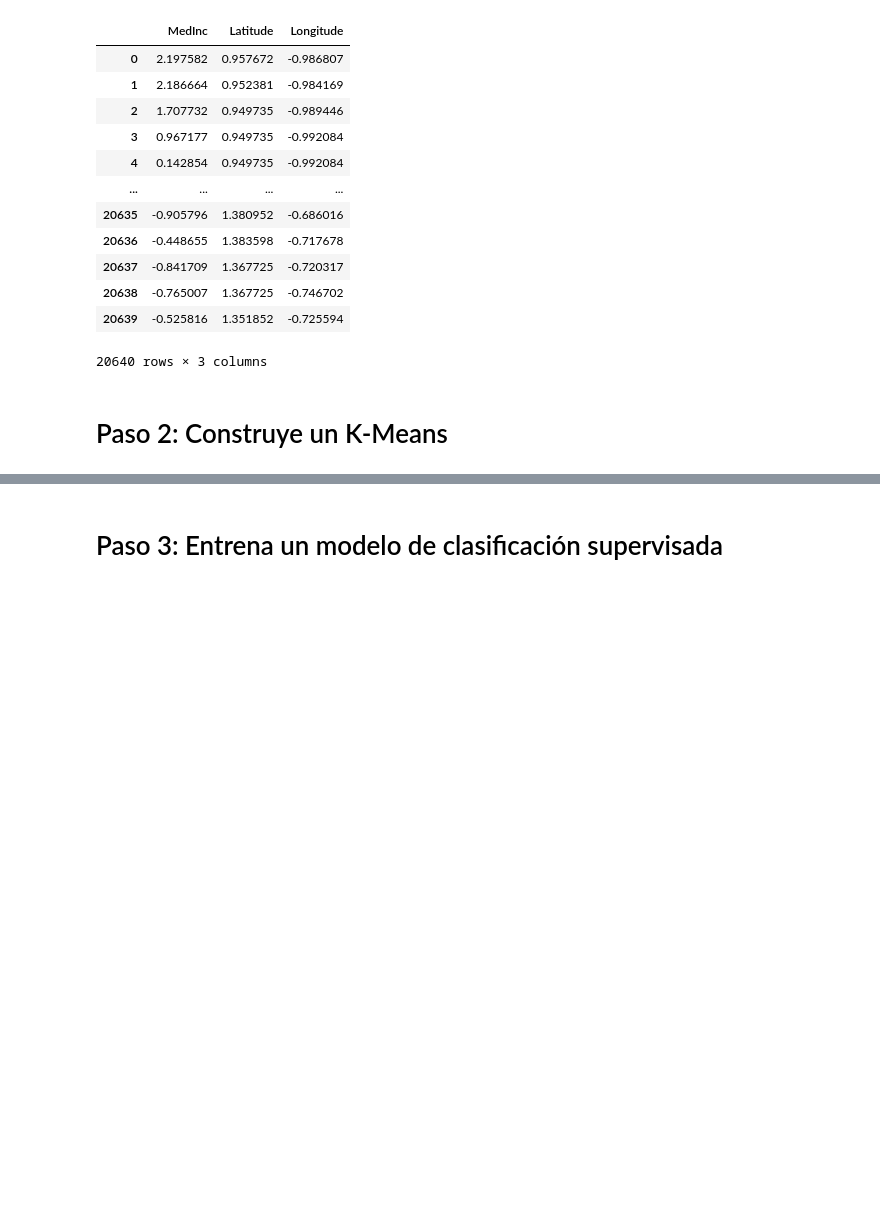
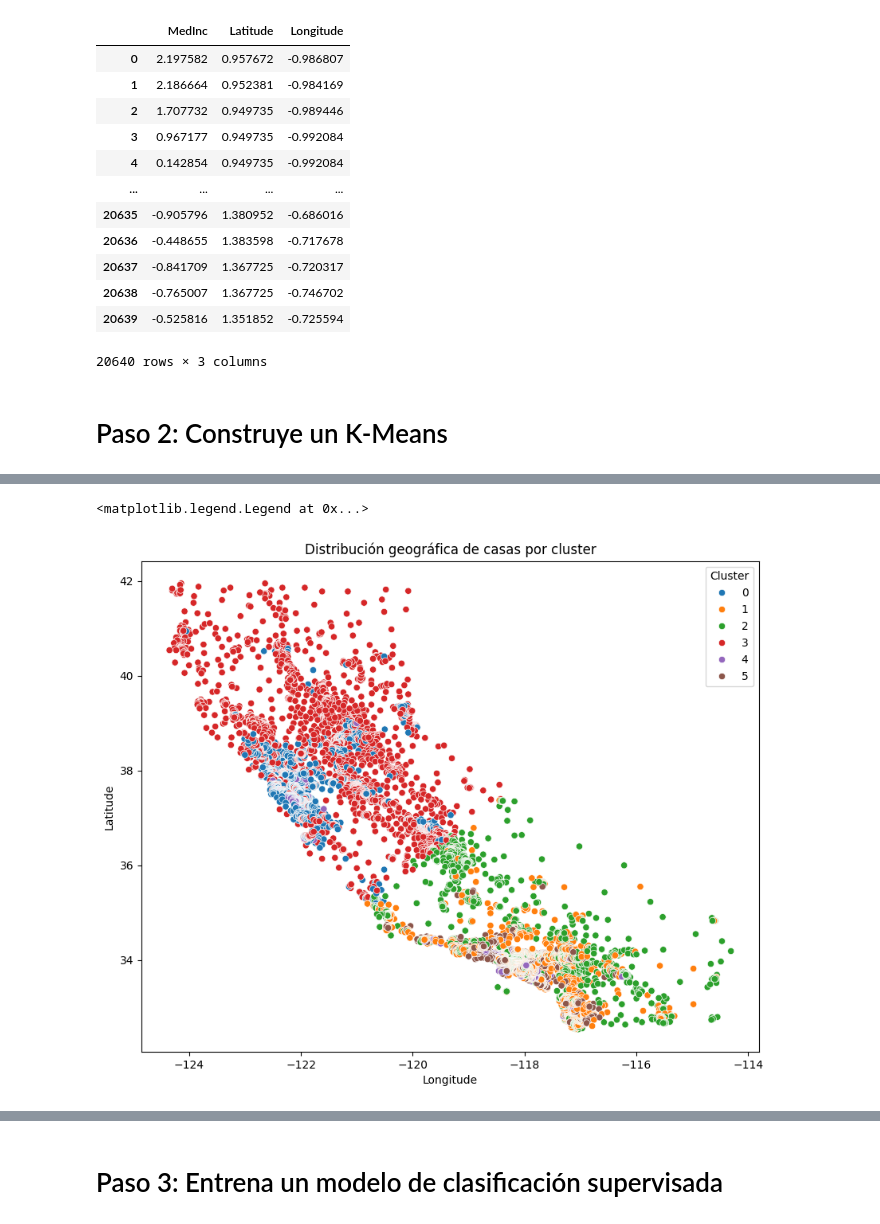
Before and after one commit to 4GeeksAcademy/pabloaznar-intro-ml, a Jupyter notebook: src/09-k-means.ipynb, the cells around one changed output, grey strips where cells are left out. Saved outputs shown, nothing was run; the diff lists cells and outputs as text; code cells hidden in the pictures; blank space fills up the shorter version.

```diff
--- a/src/09-k-means.ipynb
+++ b/src/09-k-means.ipynb
@@ -117,0 +127,14 @@ ax.add_artist(legend1)
+# %%
+plt.figure(figsize=(10, 8))
+sns.scatterplot(data=df,
+                x='Longitude',
+                y='Latitude',
+                hue='cluster',
+                palette='tab10')
+plt.title('Distribución geográfica de casas por cluster')
+plt.xlabel('Longitude')
+plt.ylabel('Latitude')
+plt.legend(title='Cluster')
+# %% [output]
+<matplotlib.legend.Legend at 0x...>
+[figure, added]
```
Also changed, not shown: parts of 16 cells of this notebook, 1 other file.
